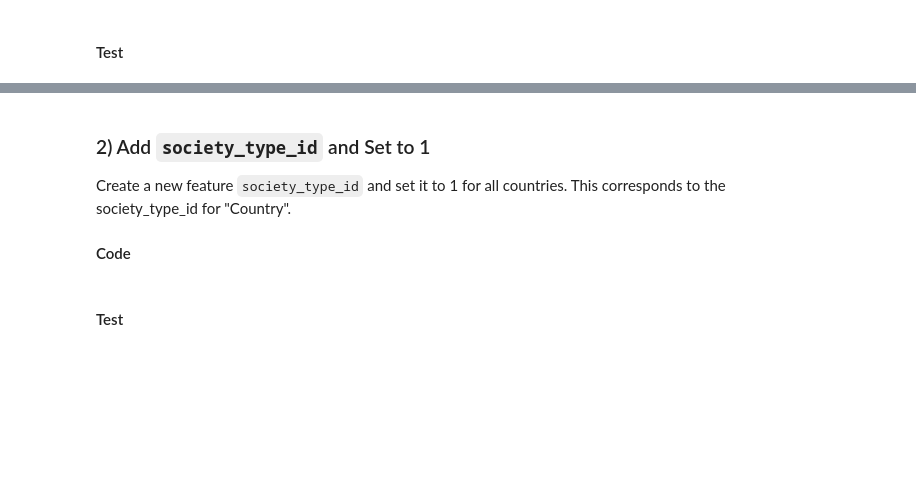
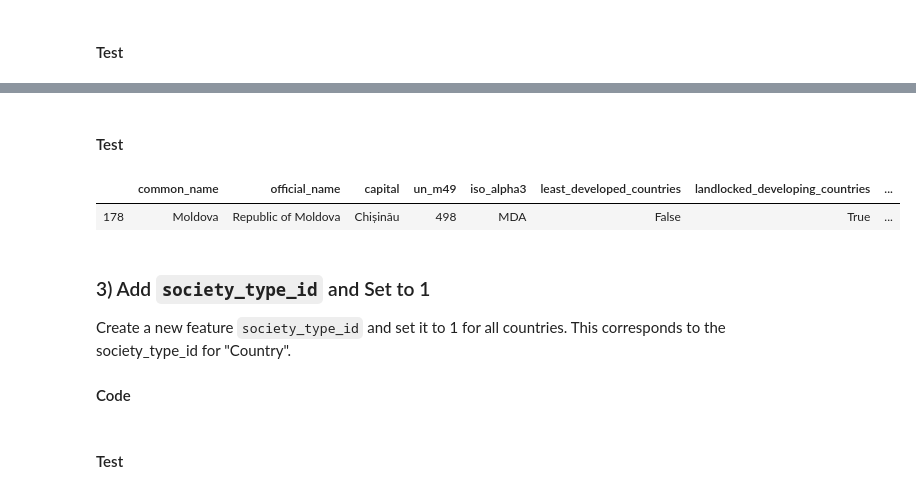
Before and after one commit to skustes/UN-Regions-and-Countries, a Jupyter notebook: Countries & UN Regions.ipynb, the cells around one changed output, grey strips where cells are left out. Drawn from its saved outputs; the diff is of its cells as text; code cells hidden in the pictures; blank space fills up the shorter version.

Commit message:
Fixed error with Moldova's capital losing special characters in database. Required reload of societies

```diff
--- a/Countries & UN Regions.ipynb
+++ b/Countries & UN Regions.ipynb
@@ -770,5 +778,16 @@ countries.query( '( common_name == "BES Islands" ) | ( common_name == "Saint Hel
+# %%
+moldova = countries.query('common_name == "Republic of Moldova"').index.to_list()
+countries.loc[moldova,'common_name'] = 'Moldova'
+countries.loc[moldova,'capital'] = 'Chișinău'
+# %% [markdown]
+#### Test
+# %%
+countries.loc[moldova]
+# %% [output]
+|  | common_name | official_name | capital | un_m49 | iso_alpha3 | least_developed_countries | landlocked_developing_countries | ... |
+| 178 | Moldova | Republic of Moldova | Chișinău | 498 | MDA | False | True | ... |
 # %% [markdown]
-### 2) Add `society_type_id` and Set to 1
+### 3) Add `society_type_id` and Set to 1
 Create a new feature `society_type_id` and set it to 1 for all countries. This corresponds to the society_type_id for "Country".
 
 #### Code
```
Also changed, not shown: parts of 27 cells of this notebook, 1 other file.
